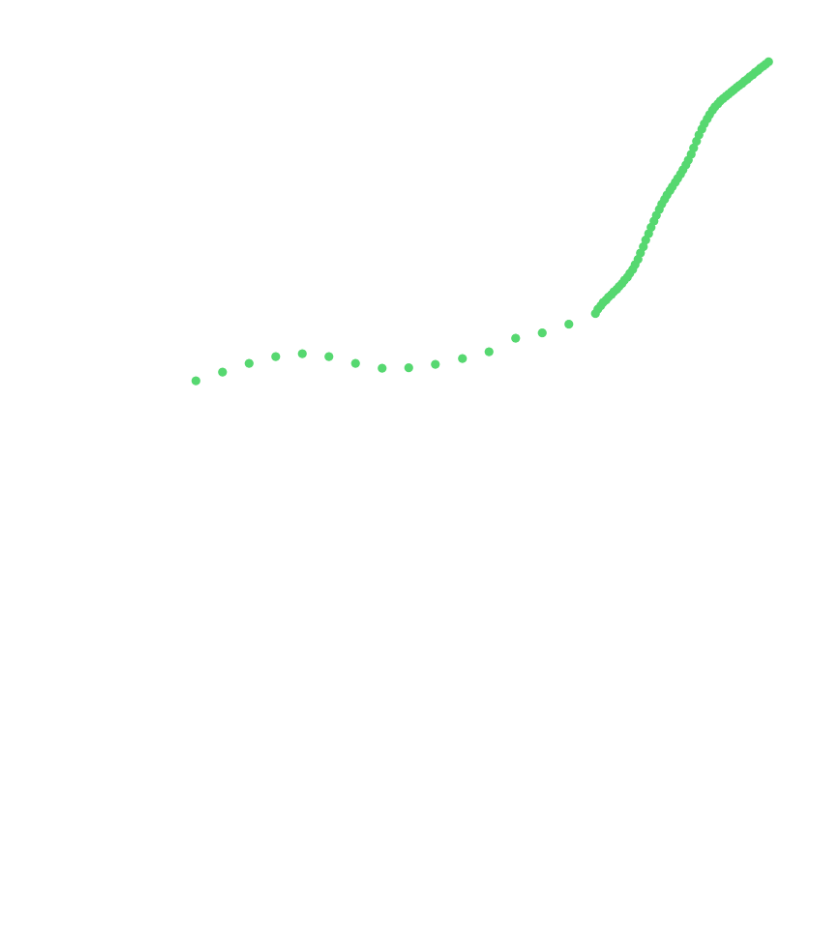
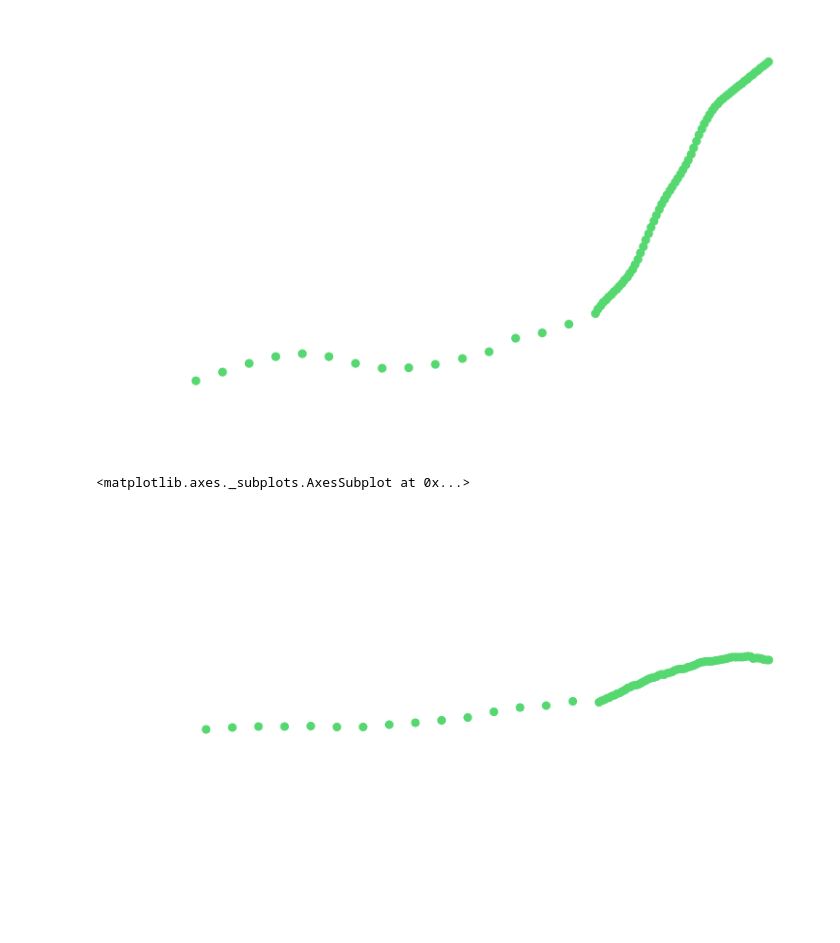
Before and after one commit to RyanLBuchanan/D206_Data_Cleaning, a Jupyter notebook: Learning_Resources/Python_Statistics_Essential_Training/Exercise Files/chapter3/03_04/my_twovariables.ipynb, the cells around one changed output. Drawn from its saved outputs; the diff is of its cells as text; code cells hidden in the pictures; blank space fills up the shorter version.

Commit message:
feat: Created scatter plot for Italy gdp per day with respect to life expectancy

```diff
--- a/Learning_Resources/Python_Statistics_Essential_Training/Exercise Files/chapter3/03_04/my_twovariables.ipynb
+++ b/Learning_Resources/Python_Statistics_Essential_Training/Exercise Files/chapter3/03_04/my_twovariables.ipynb
@@ -109,3 +109,8 @@ gapminder.query('country == "China"').plot.scatter("year", "population")
 # %% [output]
 <matplotlib.axes._subplots.AxesSubplot at 0x...>
 [figure]
+# %%
+italy.plot.scatter("year", "gdp_per_day", logy=True)
+# %% [output]
+<matplotlib.axes._subplots.AxesSubplot at 0x...>
+[figure, added]
```
Also changed, not shown: parts of 2 cells of this notebook.
